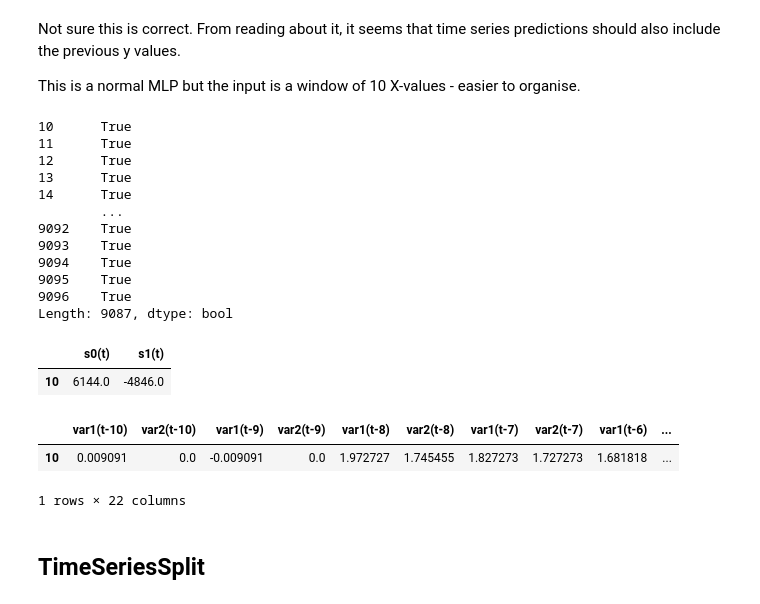
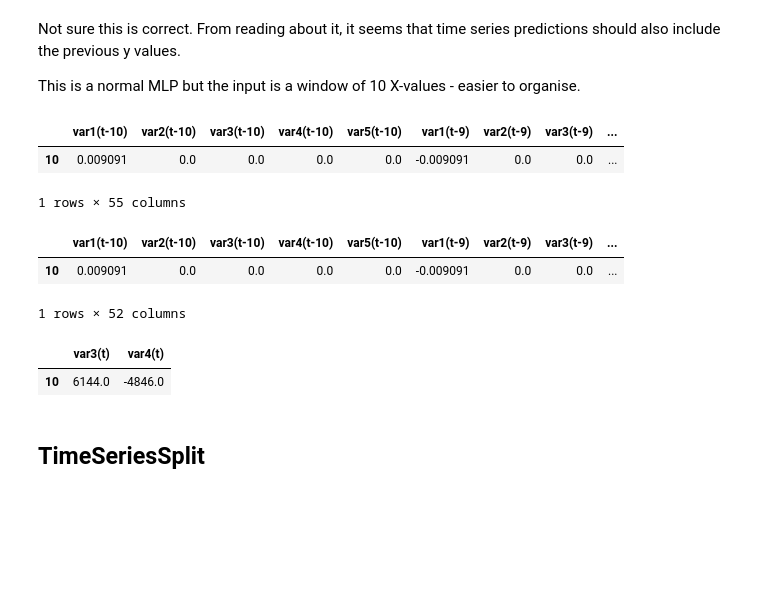
Before and after one commit to Abigail-Yates/DeltabotProject, a Jupyter notebook: TensorFlow/Trials/all_data_MLP_Window_10.ipynb, the cells around one changed output. Drawn from its saved outputs; the diff is of its cells as text; code cells hidden in the pictures; blank space fills up the shorter version.

Commit message:
change window to include previous motor values

```diff
--- a/TensorFlow/Trials/all_data_MLP_Window_10.ipynb
+++ b/TensorFlow/Trials/all_data_MLP_Window_10.ipynb
@@ -100,40 +100,33 @@ def series_to_supervised(data, n_in=1, n_out=1, dropnan=True):
 		agg.dropna(inplace=True)
 	return agg
 # %%
-dataset = all_data[["cx_mm", "cy_mm", "s0", "s1"]].reset_index(drop=True) #reset indexes as multiple datapoints combined
+dataset = all_data[["cx_mm", "cy_mm", "s0", "s1", "s2"]].reset_index(drop=True) #reset indexes as multiple datapoints combined
 
 # values = dataset.values
 
 cxcy_window = series_to_supervised(dataset,10,1)
 
-cols_to_drop = cxcy_window.filter(regex="var3|var4|var5.*")
-inputs = cxcy_window.drop(list(cols_to_drop), axis=1)
+# cols_to_drop = cxcy_window.filter(regex="var3|var4|var5.*")
+# inputs = cxcy_window.drop(list(cols_to_drop), axis=1)
+ #change input window to include all motor values
+# cxcy_window = cxcy_window.rename(columns={"var3(t)": "s0(t)", "var4(t)": "s1(t)", "var5(t)": "s2(t)"})
+# outputs = cxcy_window[["s0(t)","s1(t)"]] #calculate s2(t) from s2 = -(s0 + s1)
 
-cxcy_window = cxcy_window.rename(columns={"var3(t)": "s0(t)", "var4(t)": "s1(t)", "var5(t)": "s2(t)"})
-outputs = cxcy_window[["s0(t)","s1(t)"]] #calculate s2(t) from s2 = -(s0 + s1)
-
-print(all_data["s2"][10:] == -(outputs["s0(t)"] + outputs["s1(t)"]))
-
+# print(all_data["s2"][10:] == -(outputs["s0(t)"] + outputs["s1(t)"]))
+outputs = cxcy_window[["var3(t)","var4(t)"]] #, "var5(t)" #don't predict s2 but keep it in training data
+inputs = cxcy_window.drop(["var3(t)","var4(t)", "var5(t)"], axis=1)
+display(cxcy_window.head(1))
+display(inputs.head(1))
 display(outputs.head(1))
-display(inputs.head(1))
 # %% [output]
+|  | var1(t-10) | var2(t-10) | var3(t-10) | var4(t-10) | var5(t-10) | var1(t-9) | var2(t-9) | var3(t-9) | ... |
+| 10 | 0.009091 | 0.0 | 0.0 | 0.0 | 0.0 | -0.009091 | 0.0 | 0.0 | ... |
-10      True
-11      True
-12      True
-13      True
-14      True
-        ...
-9092    True
-9093    True
-9094    True
-9095    True
-9096    True
-Length: 9087, dtype: bool
+1 rows × 55 columns
-|  | s0(t) | s1(t) |
-| 10 | 6144.0 | -4846.0 |
-|  | var1(t-10) | var2(t-10) | var1(t-9) | var2(t-9) | var1(t-8) | var2(t-8) | var1(t-7) | var2(t-7) | var1(t-6) | ... |
-| 10 | 0.009091 | 0.0 | -0.009091 | 0.0 | 1.972727 | 1.745455 | 1.827273 | 1.727273 | 1.681818 | ... |
+|  | var1(t-10) | var2(t-10) | var3(t-10) | var4(t-10) | var5(t-10) | var1(t-9) | var2(t-9) | var3(t-9) | ... |
+| 10 | 0.009091 | 0.0 | 0.0 | 0.0 | 0.0 | -0.009091 | 0.0 | 0.0 | ... |
-1 rows × 22 columns
+1 rows × 52 columns
+|  | var3(t) | var4(t) |
+| 10 | 6144.0 | -4846.0 |
 # %% [markdown]
 <h2>TimeSeriesSplit
 # %%
```
Also changed, not shown: parts of 4 cells of this notebook.
